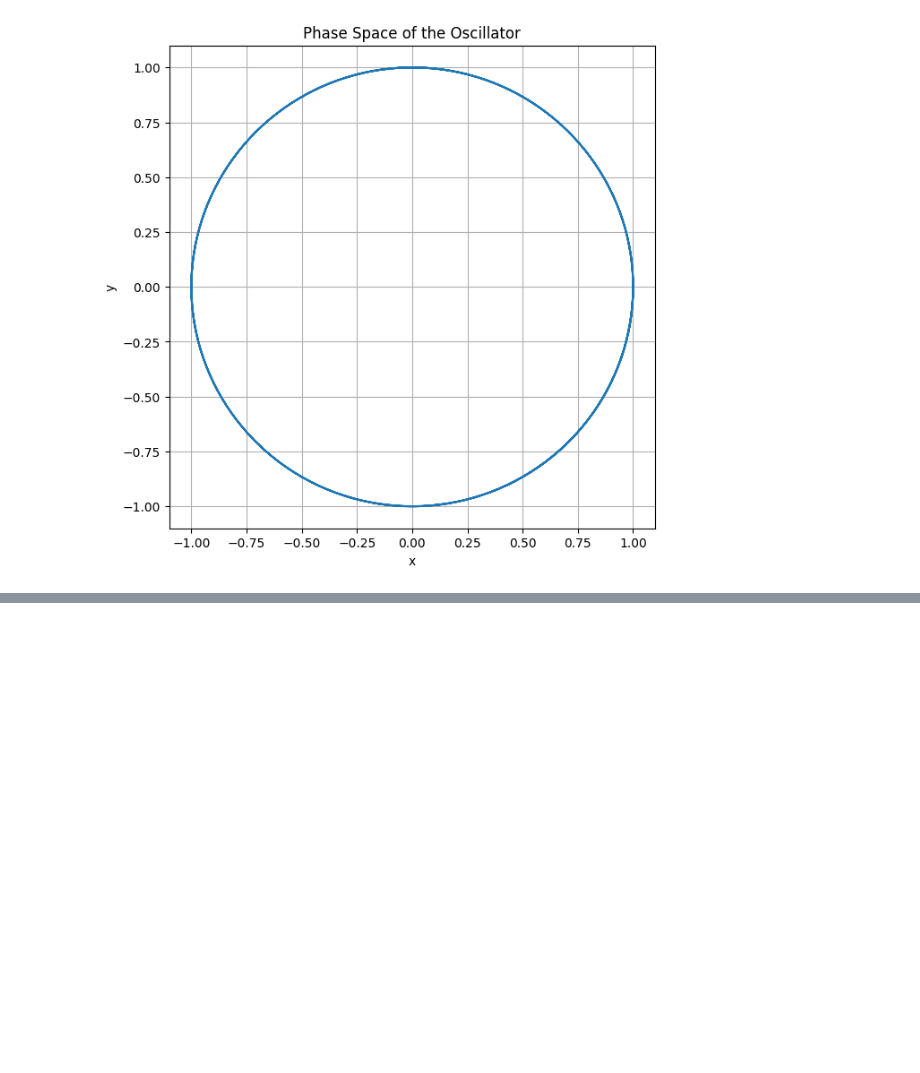
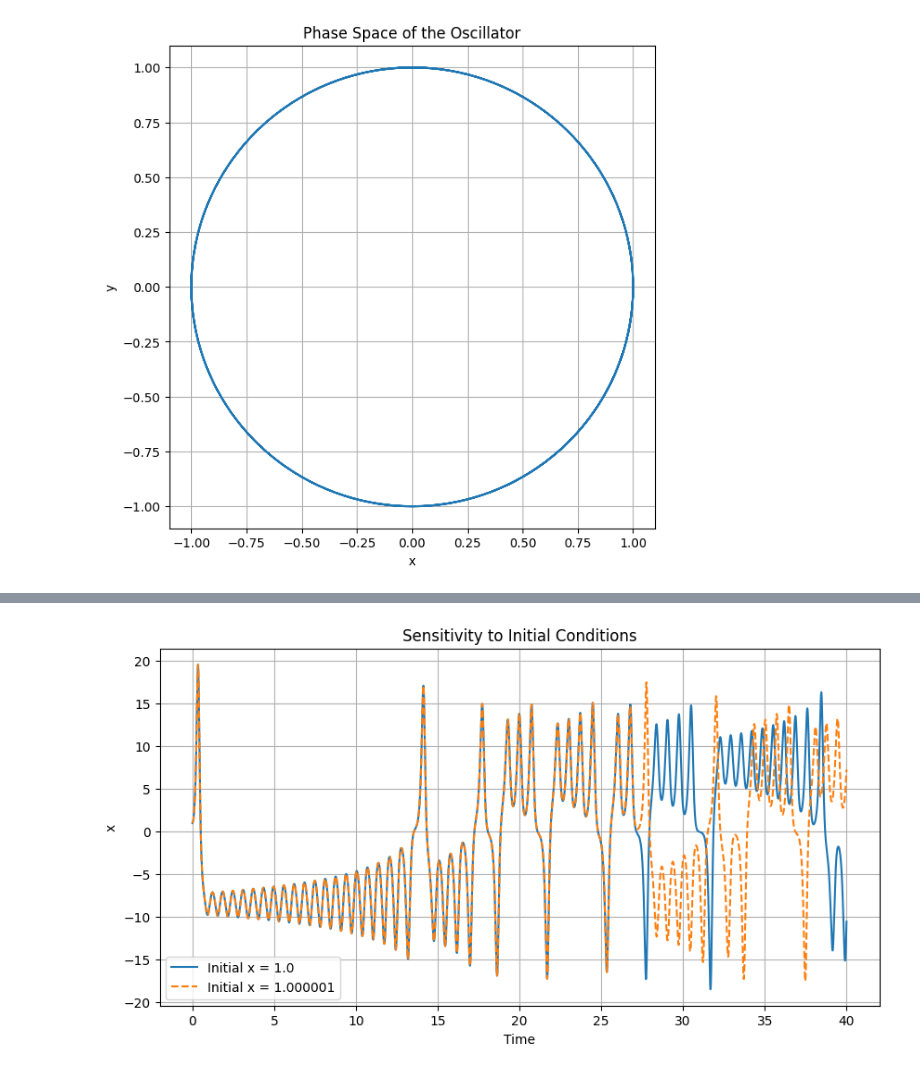
Before and after one commit to AnirbansarkarS/PINN-Research-notebooks, a Jupyter notebook: Systems of ODEs, Numerical Simulation & the Lorenz System.ipynb, the cells around one changed output, grey strips where cells are left out. Cells and saved outputs as stored; diff of their text form; code cells hidden in the pictures; blank space fills up the shorter version.

```diff
--- a/Systems of ODEs, Numerical Simulation & the Lorenz System.ipynb
+++ b/Systems of ODEs, Numerical Simulation & the Lorenz System.ipynb
@@ -239,0 +492,38 @@ plt.show()
+# %%
+# First trajectory
+solution_1 = solve_ivp(
+    lorenz,
+    (0, 40),
+    [1.0, 1.0, 1.0],
+    t_eval=t_eval,
+    rtol=1e-9,
+    atol=1e-11
+)
+
+# Second trajectory with a tiny perturbation
+solution_2 = solve_ivp(
+    lorenz,
+    (0, 40),
+    [1.000001, 1.0, 1.0],
+    t_eval=t_eval,
+    rtol=1e-9,
+    atol=1e-11
+)
+
+x1 = solution_1.y[0]
+x2 = solution_2.y[0]
+
+plt.figure(figsize=(10, 5))
+
+plt.plot(t_eval, x1, label="Initial x = 1.0")
+plt.plot(t_eval, x2, "--", label="Initial x = 1.000001")
+
+plt.xlabel("Time")
+plt.ylabel("x")
+plt.title("Sensitivity to Initial Conditions")
+plt.grid(True)
+plt.legend()
+
+plt.show()
+# %% [output]
+[figure, added]
```
Also changed, not shown: parts of 13 cells of this notebook.
